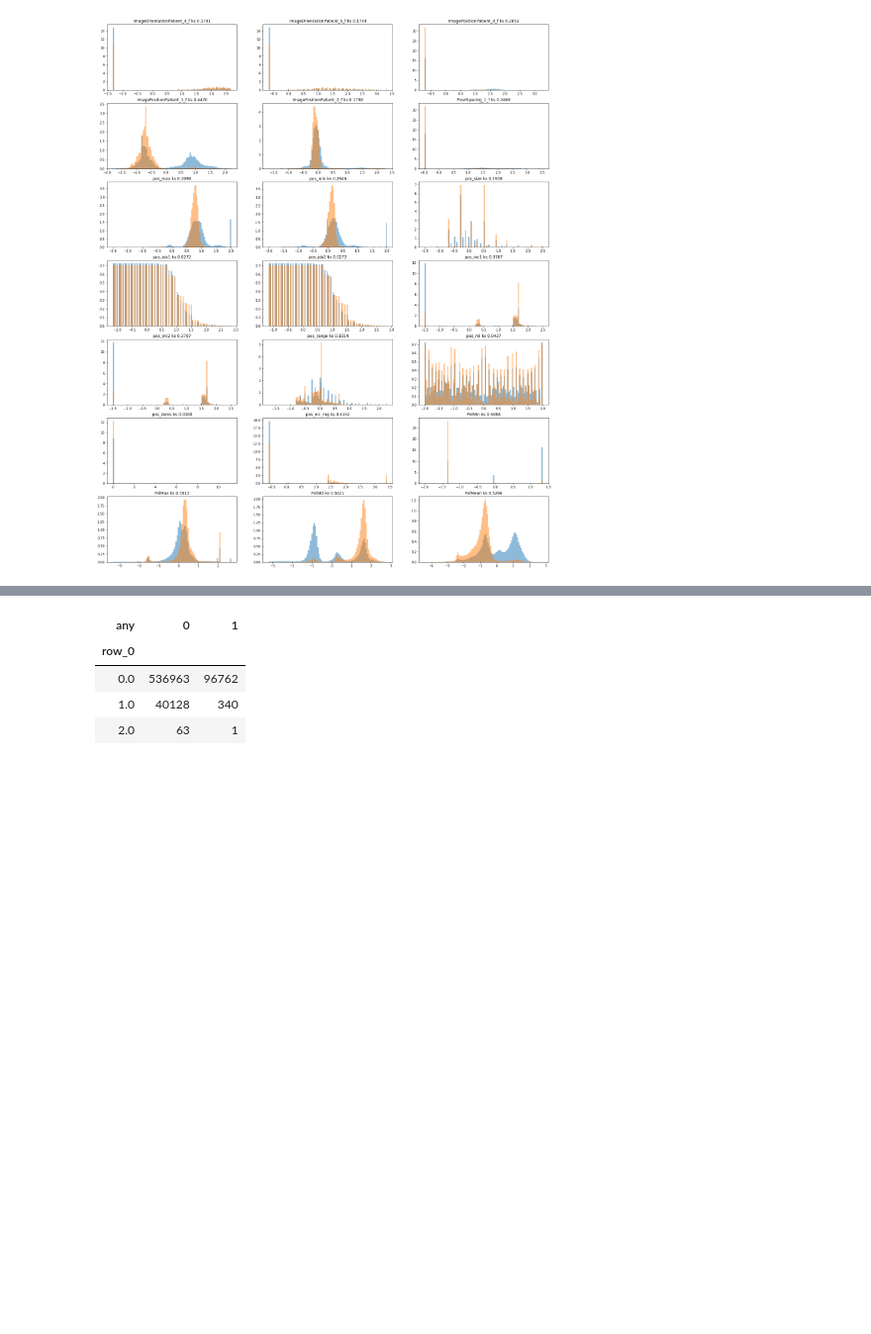
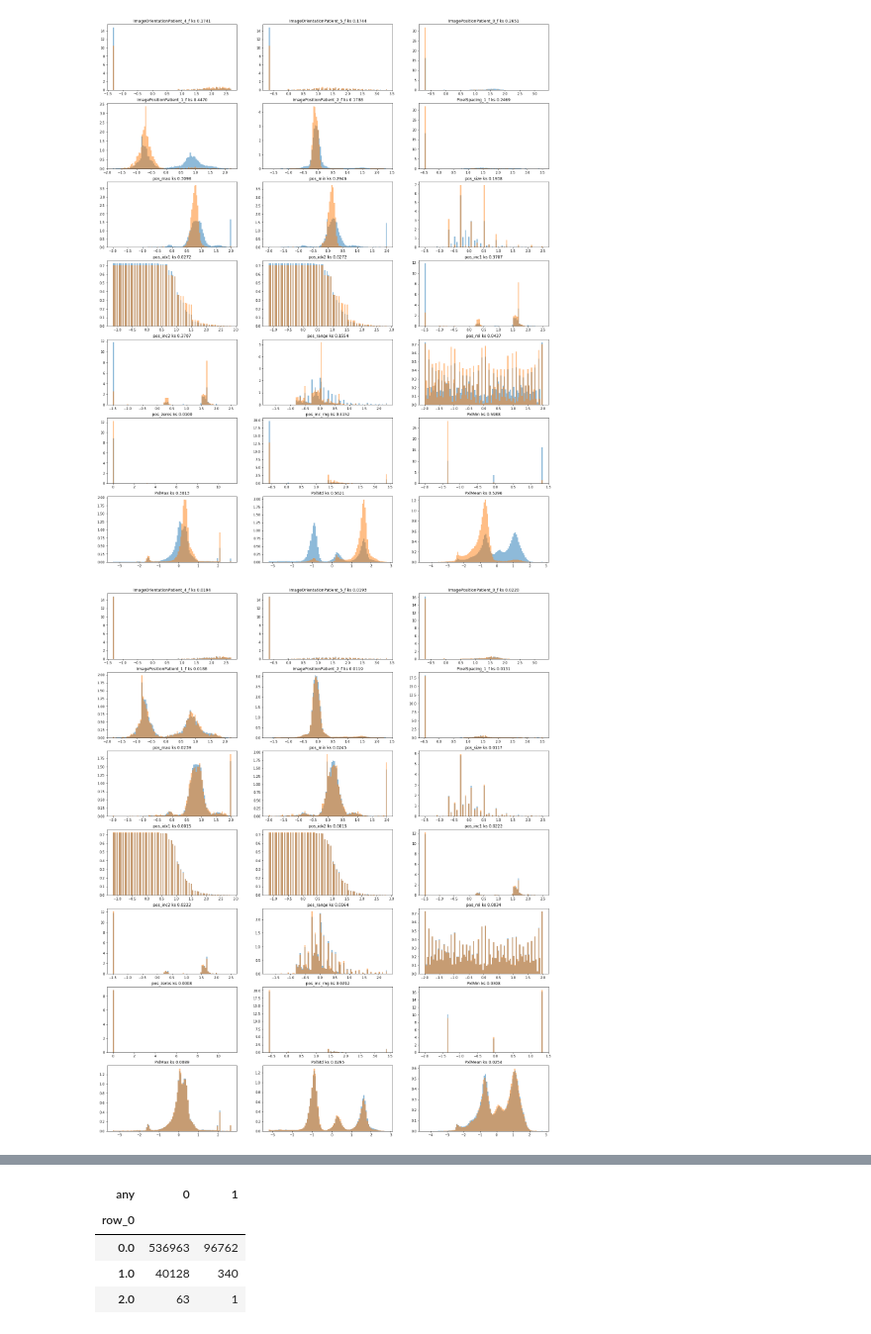
Before and after one commit to nosound2/RSNA-Hemorrhage, a Jupyter notebook: notebooks/Metadata.ipynb, the cells around one changed output, grey strips where cells are left out. Shown at 99% size. Cells and saved outputs as stored; diff of their text form; code cells hidden in the pictures; blank space fills up the shorter version.

```diff
--- a/notebooks/Metadata.ipynb
+++ b/notebooks/Metadata.ipynb
@@ -326,16 +334,20 @@ False    674257
 True      78545
 Name: test, dtype: int64
-# %%
-for col in all_ich:
-    data_md[col] = data_md[col].astype(int)
 # %%
-train_md = data_md.loc[~data_md.test].copy().reset_index(drop=True)
+train_md = data_md.loc[~data_md.test & ~data_md.test2].copy().reset_index(drop=True)
+test_md = data_md.loc[data_md.test].copy().reset_index(drop=True)
+test2_md = data_md.loc[data_md.test2].copy().reset_index(drop=True)
+
+for col in all_ich:
+    train_md[col] = train_md[col].astype(int)
+    test_md[col] = test_md[col].astype(int)
+
 train_md.to_csv(PATH_WORK/'train_md.csv', index=False)
-
-test_md = data_md.loc[data_md.test].copy().reset_index(drop=True)
 test_md.to_csv(PATH_WORK/'test_md.csv', index=False)
+test2_md.to_csv(PATH_WORK/'test2_md.csv', index=False)
 # %%
 test_md = pd.read_csv(PATH_WORK/'test_md.csv')
+test2_md = pd.read_csv(PATH_WORK/'test2_md.csv')
 train_md = pd.read_csv(PATH_WORK/'train_md.csv')
 # %%
 data_md = pd.read_csv(PATH_WORK/'data_md.csv')
@@ -492,6 +467,18 @@ for i, ax in enumerate(axes.flatten()):
     ax.set_title(col + (' IMPORTANT' if col in significant_cols else '') + ' ks {:.4f}'.format(ks.statistic))
 # %% [output]
 [figure]
+# %%
+fig, axes = plt.subplots(7, 3, figsize=(24, 30))
+
+for i, ax in enumerate(axes.flatten()):
+    if i >= len(cols_float): continue
+    col = cols_float[i]
+    a = ax.hist(train_md[col], bins=100, density=True, alpha=0.5)
+    a = ax.hist(test2_md[col], bins=100, density=True, alpha=0.5)
+    ks = ks_2samp(train_md[col].values, test2_md[col].values)
+    ax.set_title(col + (' IMPORTANT' if col in significant_cols else '') + ' ks {:.4f}'.format(ks.statistic))
+# %% [output]
+[figure, added]
 # %%
 for col in cols_le:
     print(pd.crosstab(data_md[col], data_md['any'].isnull()))
```
Also changed, not shown: parts of 28 cells of this notebook, 1 other file.
